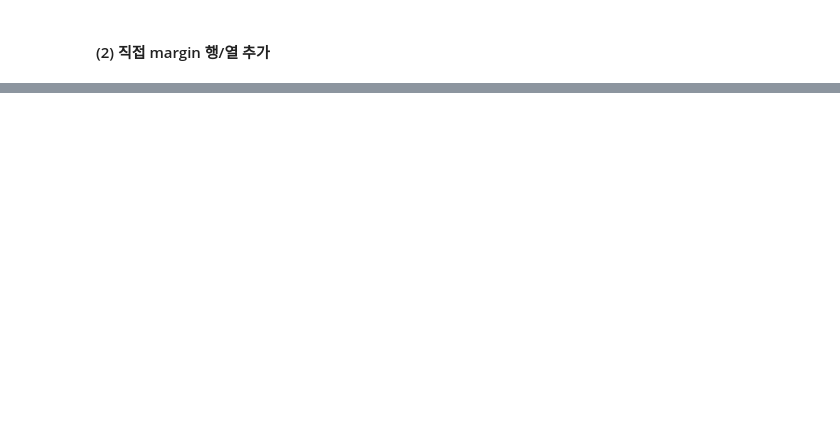
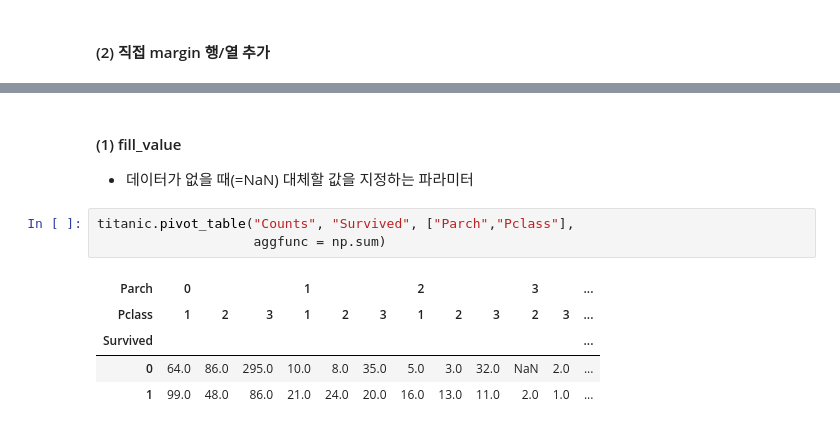
Before and after one commit to hyeshinoh/Study_Python, a Jupyter notebook: python_26_pandas_pivot.ipynb, the cells around one changed output, grey strips where cells are left out. Drawn from its saved outputs; the diff is of its cells as text; blank space fills up the shorter version.

```diff
--- a/python_26_pandas_pivot.ipynb
+++ b/python_26_pandas_pivot.ipynb
@@ -184,0 +198,12 @@ survived_df
+# %% [markdown]
+#### (1) fill_value
+- 데이터가 없을 때(=NaN) 대체할 값을 지정하는 파라미터
+# %%
+titanic.pivot_table("Counts", "Survived", ["Parch","Pclass"],
+                    aggfunc = np.sum)
+# %% [output]
+| Parch | 0 |  |  | 1 |  |  | 2 |  |  | 3 |  | ... |
+| Pclass | 1 | 2 | 3 | 1 | 2 | 3 | 1 | 2 | 3 | 2 | 3 | ... |
+| Survived |  |  |  |  |  |  |  |  |  |  |  | ... |
+| 0 | 64.0 | 86.0 | 295.0 | 10.0 | 8.0 | 35.0 | 5.0 | 3.0 | 32.0 | NaN | 2.0 | ... |
+| 1 | 99.0 | 48.0 | 86.0 | 21.0 | 24.0 | 20.0 | 16.0 | 13.0 | 11.0 | 2.0 | 1.0 | ... |
```
Also changed, not shown: parts of 25 cells of this notebook, 1 other file.
